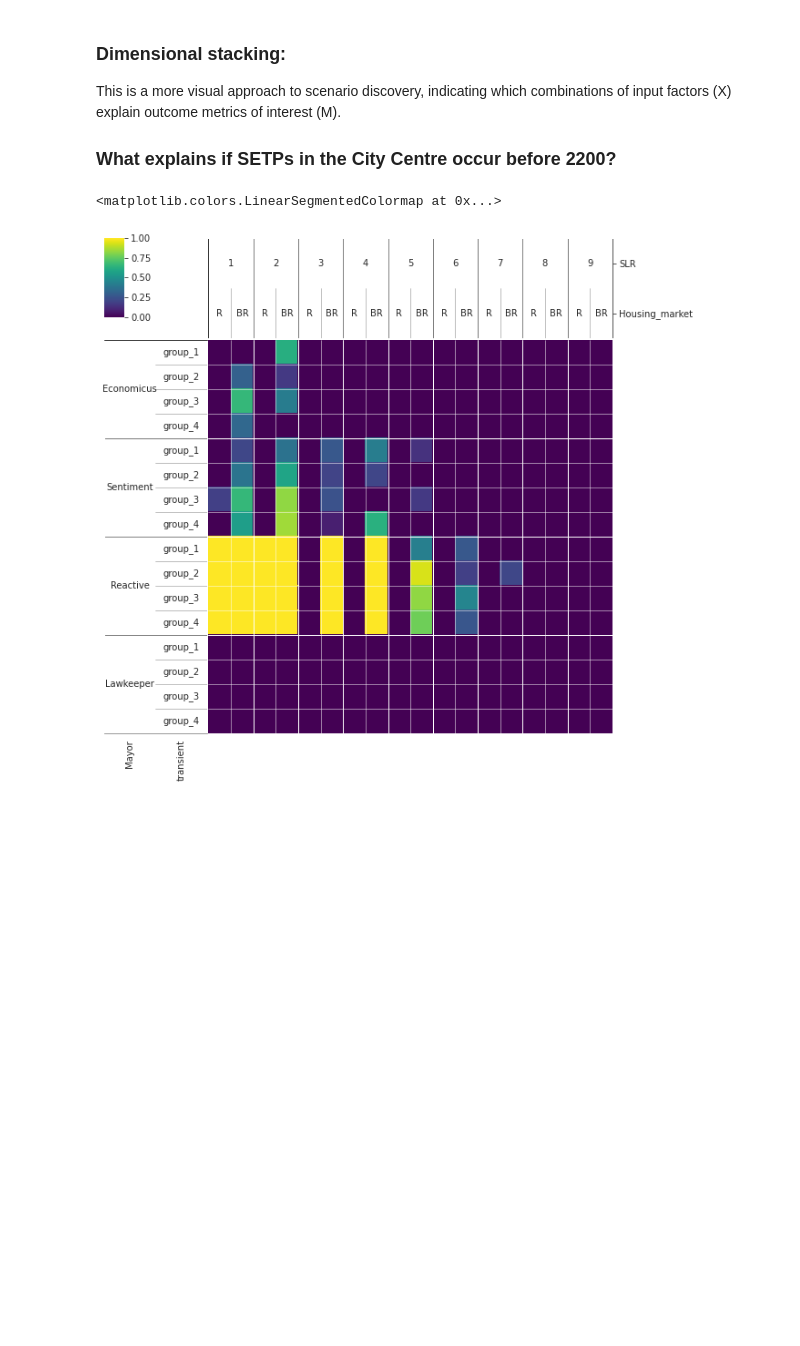
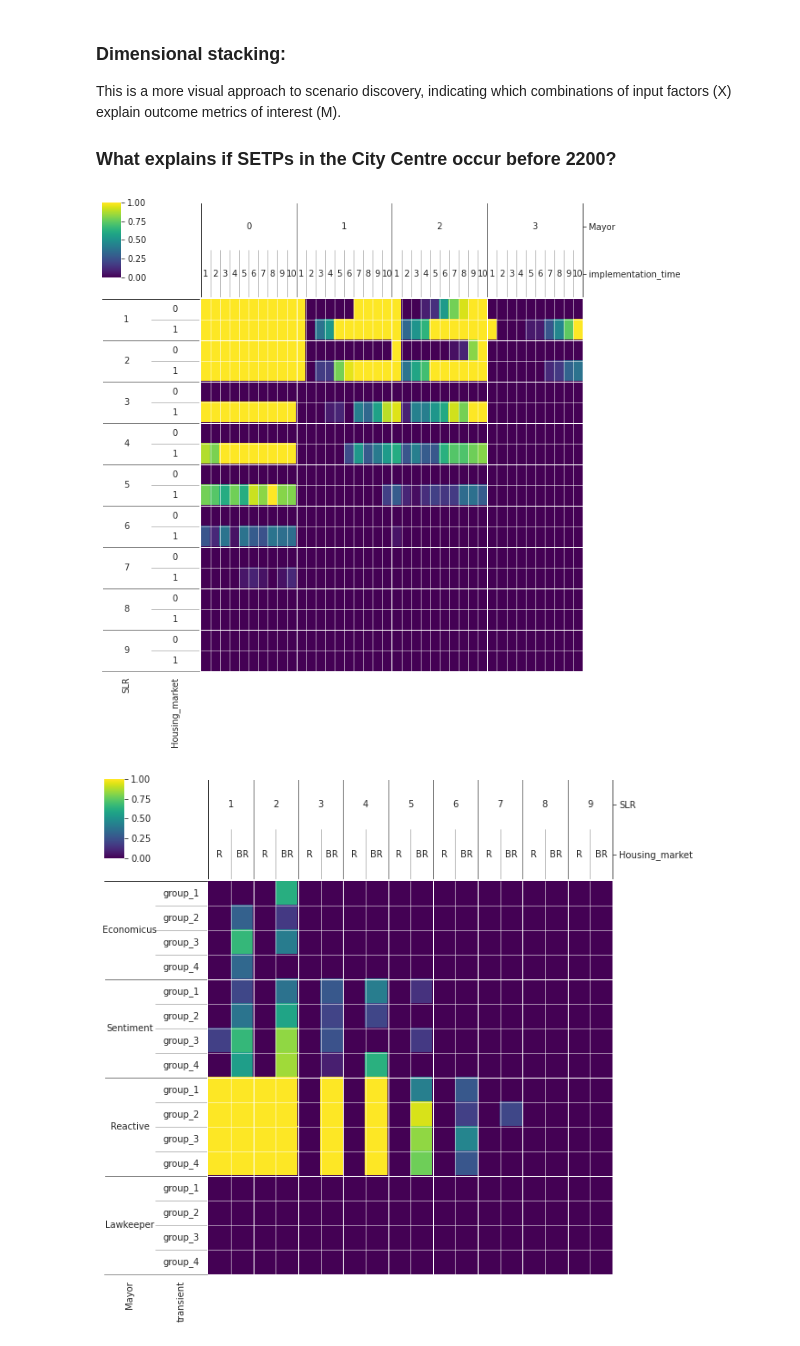
Before and after one commit to keesvanginkel/Urban-SETP, a Jupyter notebook: Workbench.ipynb, the cells around one changed output. Saved outputs shown, nothing was run; the diff lists cells and outputs as text; code cells hidden in the pictures; blank space fills up the shorter version.

```diff
--- a/Workbench.ipynb
+++ b/Workbench.ipynb
@@ -386,15 +257,16 @@ AttributeError: module 'ema_workbench.analysis.feature_scoring' has no attribute
 This is a more visual approach to scenario discovery, indicating which combinations of input factors (X) explain outcome metrics of interest (M).
 
 ### What explains if SETPs in the City Centre occur before 2200?
-# %%
-from matplotlib.colors import LinearSegmentedColormap
-cmap_name = 'Test'
-colors = ['#a50026','#d73027','#f46d43','#fdae61','#fee08b','#d9ef8b','#a6d96a','#66bd63','#1a9850','#006837']
-n_bin = len(colors)
-cmap = LinearSegmentedColormap.from_list(
-        cmap_name, colors, N=n_bin)
-# %% [output]
-<matplotlib.colors.LinearSegmentedColormap at 0x...>
+# %%
+from ema_workbench.analysis import dimensional_stacking
+
+x = experiments3
+y = outcomes['CC_first_SETP'] <2200
+#y = outcomes['CC_first_SETP']
+
+fig = dimensional_stacking.create_pivot_plot(x,y, nr_levels=2, nbins=4,categories=True)
+# %% [output]
+[figure, added]
 # %%
 from ema_workbench.analysis import dimensional_stacking
 
```
Also changed, not shown: parts of 31 cells of this notebook, 12 other files.
